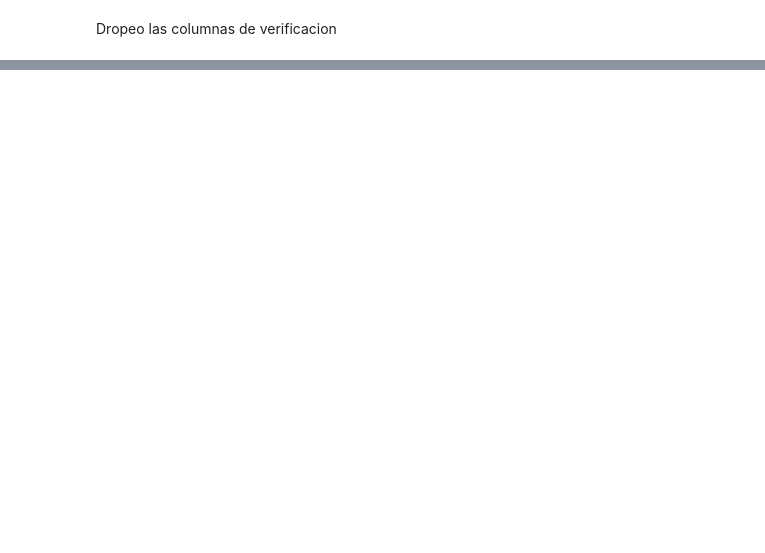
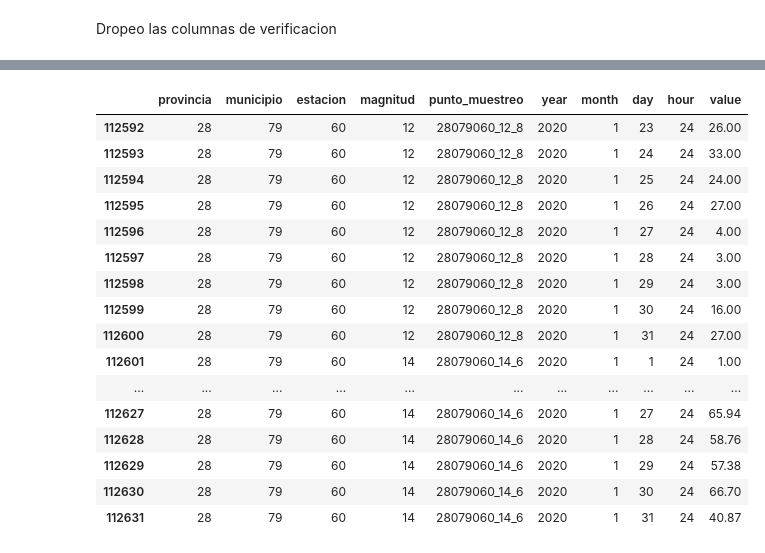
Before and after one commit to 4tolon/Aire_de_calidad, a Jupyter notebook: notebooks/manipulacion_2.ipynb, the cells around one changed output, grey strips where cells are left out. Cells and saved outputs as stored; diff of their text form; code cells hidden in the pictures; blank space fills up the shorter version.

```diff
--- a/notebooks/manipulacion_2.ipynb
+++ b/notebooks/manipulacion_2.ipynb
@@ -155,0 +332,22 @@ df.loc[df[f'v01']=='N',df[f'h01']]='NaN'
+# %%
+df_melt['hour']= df_melt['hour'].map(dic_horas)
+# %%
+df_melt.tail(40)
+# %% [output]
+|  | provincia | municipio | estacion | magnitud | punto_muestreo | year | month | day | hour | value |
+| 112592 | 28 | 79 | 60 | 12 | 28079060_12_8 | 2020 | 1 | 23 | 24 | 26.00 |
+| 112593 | 28 | 79 | 60 | 12 | 28079060_12_8 | 2020 | 1 | 24 | 24 | 33.00 |
+| 112594 | 28 | 79 | 60 | 12 | 28079060_12_8 | 2020 | 1 | 25 | 24 | 24.00 |
+| 112595 | 28 | 79 | 60 | 12 | 28079060_12_8 | 2020 | 1 | 26 | 24 | 27.00 |
+| 112596 | 28 | 79 | 60 | 12 | 28079060_12_8 | 2020 | 1 | 27 | 24 | 4.00 |
+| 112597 | 28 | 79 | 60 | 12 | 28079060_12_8 | 2020 | 1 | 28 | 24 | 3.00 |
+| 112598 | 28 | 79 | 60 | 12 | 28079060_12_8 | 2020 | 1 | 29 | 24 | 3.00 |
+| 112599 | 28 | 79 | 60 | 12 | 28079060_12_8 | 2020 | 1 | 30 | 24 | 16.00 |
+| 112600 | 28 | 79 | 60 | 12 | 28079060_12_8 | 2020 | 1 | 31 | 24 | 27.00 |
+| 112601 | 28 | 79 | 60 | 14 | 28079060_14_6 | 2020 | 1 | 1 | 24 | 1.00 |
+| ... | ... | ... | ... | ... | ... | ... | ... | ... | ... | ... |
+| 112627 | 28 | 79 | 60 | 14 | 28079060_14_6 | 2020 | 1 | 27 | 24 | 65.94 |
+| 112628 | 28 | 79 | 60 | 14 | 28079060_14_6 | 2020 | 1 | 28 | 24 | 58.76 |
+| 112629 | 28 | 79 | 60 | 14 | 28079060_14_6 | 2020 | 1 | 29 | 24 | 57.38 |
+| 112630 | 28 | 79 | 60 | 14 | 28079060_14_6 | 2020 | 1 | 30 | 24 | 66.70 |
+| 112631 | 28 | 79 | 60 | 14 | 28079060_14_6 | 2020 | 1 | 31 | 24 | 40.87 |
```
Also changed, not shown: parts of 39 cells of this notebook.
